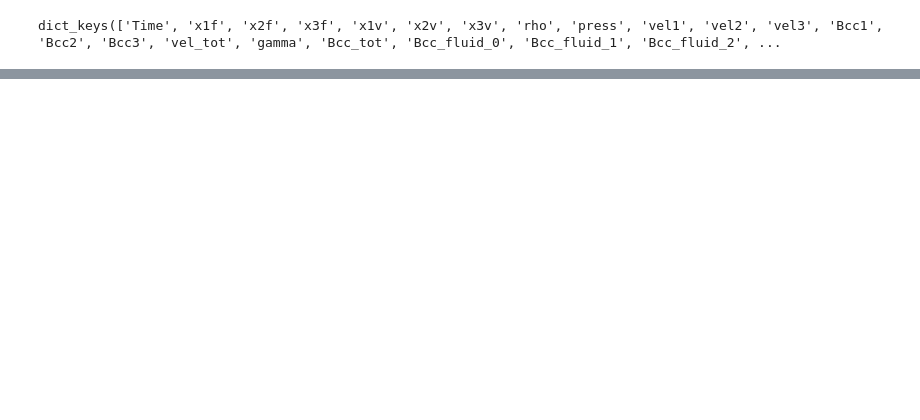
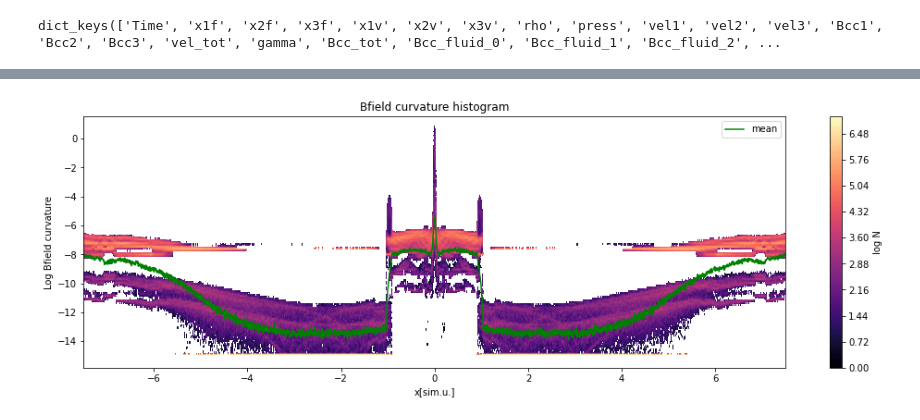
Before and after one commit to ppjanka/Corrugated_internal_shocks, a Jupyter notebook: bin_paper1/polarization_diagnostics.ipynb, the cells around one changed output, grey strips where cells are left out. Saved outputs shown, nothing was run; the diff lists cells and outputs as text; code cells hidden in the pictures; blank space fills up the shorter version.

```diff
--- a/bin_paper1/polarization_diagnostics.ipynb
+++ b/bin_paper1/polarization_diagnostics.ipynb
@@ -144,0 +182,24 @@ plt.show(); plt.close()
+# %%
+bins = np.linspace(np.min(curvature_to_plot),np.max(curvature_to_plot), 128)
+hist = np.transpose([np.histogram(row, bins=bins)[0] for row in np.transpose(curvature_to_plot)])
+
+plt.figure(figsize=(17,5))
+plt.contourf(data['x1v'][1:-1], 0.5*(bins[1:]+bins[:-1]), np.log(hist), 128, cmap='magma')
+plt.colorbar(label='log N')
+plt.ylabel('Log N')
+plt.xlabel('x[sim.u.]')
+plt.ylabel('Log Bfield curvature')
+plt.title('Bfield curvature histogram')
+plt.xlim(-7.5,7.5)
+
+plt.plot(
+    data['x1v'][1:-1],
+    np.mean(curvature_to_plot, axis=0),
+    color='green',
+    label='mean'
+)
+plt.legend()
+
+plt.show(); plt.close()
+# %% [output]
+[figure, added]
```
Also changed, not shown: parts of 9 cells of this notebook, 2 other files.
